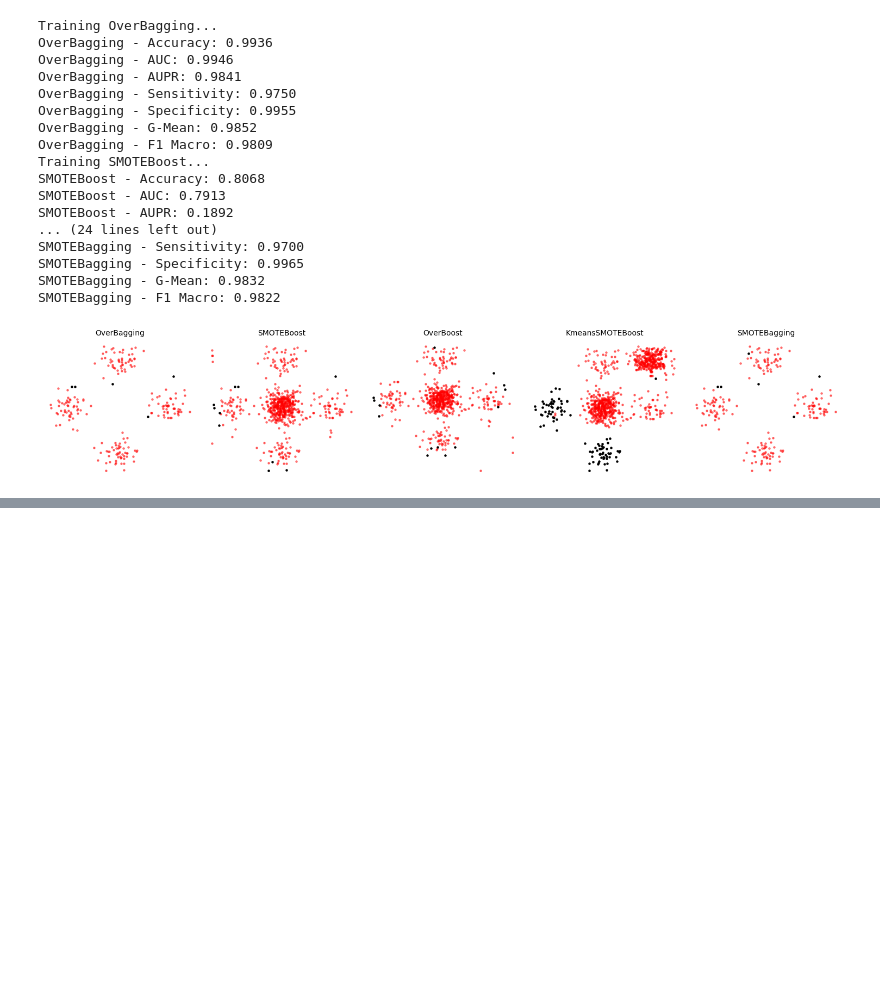
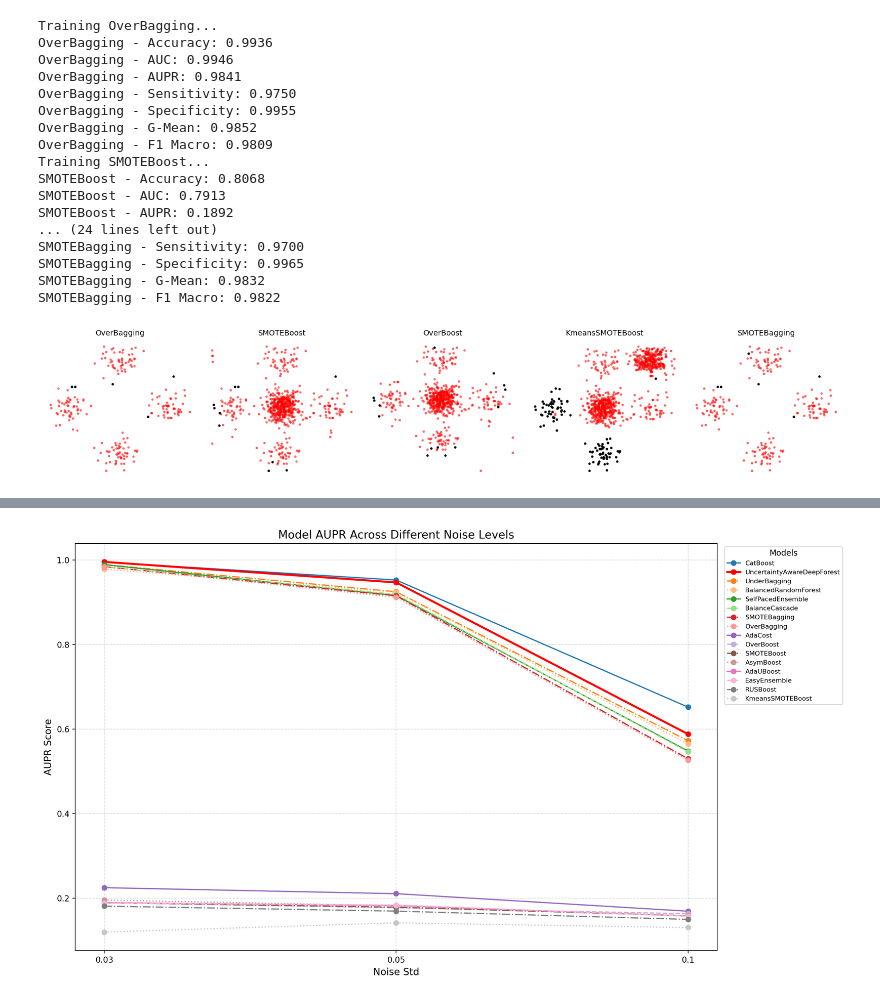
Before and after one commit to papazhu1/DGBDF, a Jupyter notebook: model/compared_in_checkboard_noisy_3.ipynb, the cells around one changed output, grey strips where cells are left out. Saved outputs shown, nothing was run; the diff lists cells and outputs as text; code cells hidden in the pictures; blank space fills up the shorter version.

```diff
--- a/model/compared_in_checkboard_noisy_3.ipynb
+++ b/model/compared_in_checkboard_noisy_3.ipynb
@@ -478,3 +463,102 @@ AdaUBoost: Noisy_5 AUC = 0.15773679386320008
 EasyEnsemble: Noisy_5 AUC = 0.15742554417004265
 RUSBoost: Noisy_5 AUC = 0.14984882694606394
 KmeansSMOTEBoost: Noisy_5 AUC = 0.13055028035006835
+# %%
+import numpy as np
+import os
+import matplotlib.pyplot as plt
+from sklearn.metrics import average_precision_score
+
+# 定义文件夹路径和模型
+noisy_folders = ["checkboard_plot_3", "checkboard_plot_5", "checkboard_plot_10"]
+base_path = "./"  # 修改为实际路径
+model_names = [
+    "AdaCost", "AdaUBoost", "AsymBoost", "BalanceCascade", "BalancedRandomForest",
+    "CatBoost", "EasyEnsemble", "KmeansSMOTEBoost", "OverBagging", "OverBoost",
+    "RUSBoost", "SelfPacedEnsemble", "SMOTEBagging", "SMOTEBoost",
+    "UncertaintyAwareDeepForest", "UnderBagging"
+]
+
+# 定义开关：是否展示性能比 UncertaintyAwareDeepForest 好的模型
+show_better_models = True  # 设置为 True 表示展示比它好的模型
+
+# 保存性能结果的字典
+performance_results = {model: [] for model in model_names}
+
+# 遍历每个 noisy 文件夹，包括无噪声文件夹
+for folder in noisy_folders:
+    folder_path = os.path.join(base_path, folder)
+    targets_path = os.path.join(folder_path, "y_test.npy")
+
+    # 加载真实标签
+    if not os.path.exists(targets_path):
+        print(f"Warning: Missing targets file in {folder}")
+        continue
+    targets = np.load(targets_path)
+
+    # 遍历每个模型，加载预测结果并计算性能
+    for model in model_names:
+        pred_file = os.path.join(folder_path, f"{model}_y_pred_proba.npy")
+        if os.path.exists(pred_file):
+            y_pred_proba = np.load(pred_file)
+            try:
+                auc = average_precision_score(targets, y_pred_proba[:, 1])
+                performance_results[model].append(auc)
+            except ValueError:
+                performance_results[model].append(None)
+        else:
+            performance_results[model].append(None)
+
+# 计算 UncertaintyAwareDeepForest 在 Noisy_5 的 AUC
+uadf_auc = performance_results.get("UncertaintyAwareDeepForest", [-np.inf])[-1]
+
+# 筛选模型
+if show_better_models:
+    # 展示所有模型，包括性能比 UncertaintyAwareDeepForest 好的
+    filtered_performance = {
+        model: scores for model, scores in performance_results.items()
+        if scores[-1] is not None
+    }
+else:
+    # 只展示性能不超过 UncertaintyAwareDeepForest 的模型
+    filtered_performance = {
+        model: scores for model, scores in performance_results.items()
+        if scores[-1] is not None and scores[-1] <= uadf_auc
+    }
+
+# 对筛选后的模型按照 Noisy_5 AUC 排序
+final_scores = [(model, scores[-1]) for model, scores in filtered_performance.items()]
+sorted_models = sorted(final_scores, key=lambda x: x[1], reverse=True)
+
+# 修改 x 轴标签为指定的值
+new_x_labels = ["0.03", "0.05", "0.1"]
+
+# 绘制性能折线图
+plt.figure(figsize=(14, 8), dpi=200)
+
+# 定义颜色和线条样式
+linestyles = ['-', '--', '-.', ':']
+colors = plt.cm.tab20.colors  # 颜色从 tab20 调色板选取
+highlight_model = "UncertaintyAwareDeepForest"
+
+# 按排序后的顺序绘图
+for i, (model, _) in enumerate(sorted_models):
+    scores = performance_results[model]
+    if any(score is not None for score in scores):
+        valid_scores = [score if score is not None else np.nan for score in scores]
+        linestyle = linestyles[i % len(linestyles)]
+        color = colors[i % len(colors)]
+        if model == highlight_model:
+            plt.plot(new_x_labels, valid_scores, marker='o', linestyle='-', linewidth=2.5, label=model, color="red")
+        else:
+            plt.plot(new_x_labels, valid_scores, marker='o', linestyle=linestyle, label=model, color=color)
+
+plt.title("Model AUPR Across Different Noise Levels", fontsize=14)
+plt.xlabel("Noise Std", fontsize=12)
+plt.ylabel("AUPR Score", fontsize=12)
+plt.grid(True, linestyle='--', alpha=0.5)  # 添加网格线
+plt.legend(loc='upper right', bbox_to_anchor=(1.2, 1), title="Models", fontsize=8)
+plt.tight_layout()
+plt.show()
+# %% [output]
+[figure, added]
```
Also changed, not shown: parts of 1 cell of this notebook, 26 other files.
